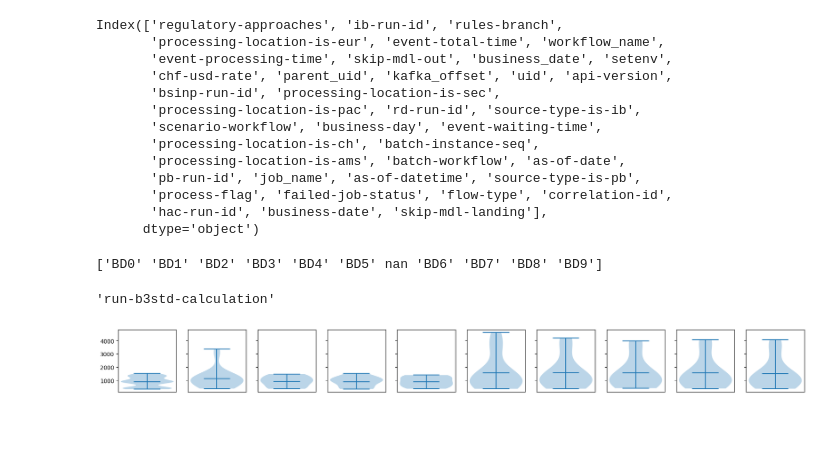
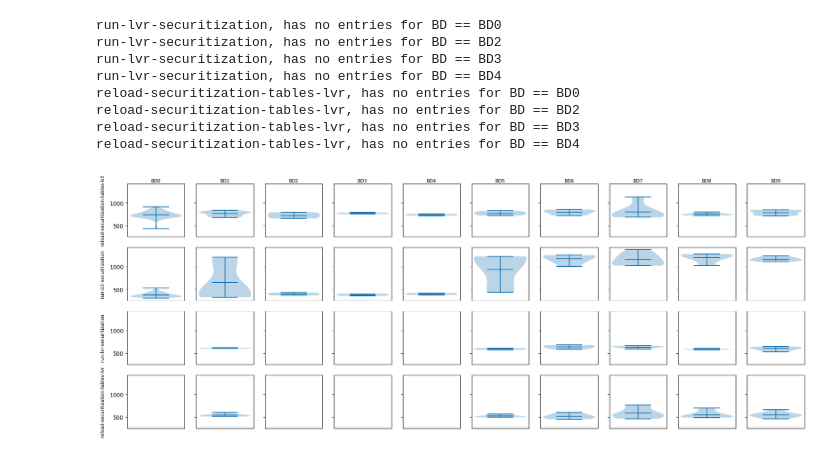
Before and after one commit to mlodybercik/workflow-predictor, a Jupyter notebook: temp/visualize.ipynb, the cells around one changed output. Drawn from its saved outputs; the diff is of its cells as text; code cells hidden in the pictures; blank space fills up the shorter version.

```diff
--- a/temp/visualize.ipynb
+++ b/temp/visualize.ipynb
@@ -9,44 +14,48 @@ import sklearn.neural_network as sk_nn
 # %%
 maestro_data = pd.read_csv("../data/maestro-calculated.csv", low_memory=False)
+maestro_data = maestro_data[(maestro_data["workflow_name"] == "securitization-flow")]
-# %%
-maestro_data.columns
-# %% [output]
-Index(['regulatory-approaches', 'ib-run-id', 'rules-branch',
-       'processing-location-is-eur', 'event-total-time', 'workflow_name',
-       'event-processing-time', 'skip-mdl-out', 'business_date', 'setenv',
-       'chf-usd-rate', 'parent_uid', 'kafka_offset', 'uid', 'api-version',
-       'bsinp-run-id', 'processing-location-is-sec',
-       'processing-location-is-pac', 'rd-run-id', 'source-type-is-ib',
-       'scenario-workflow', 'business-day', 'event-waiting-time',
-       'processing-location-is-ch', 'batch-instance-seq',
-       'processing-location-is-ams', 'batch-workflow', 'as-of-date',
-       'pb-run-id', 'job_name', 'as-of-datetime', 'source-type-is-pb',
-       'process-flag', 'failed-job-status', 'flow-type', 'correlation-id',
-       'hac-run-id', 'business-date', 'skip-mdl-landing'],
-      dtype='object')
 # %%
 jobs = maestro_data["job_name"].unique()
 business_day = maestro_data["business-day"].unique()
-print(business_day)
-# %% [output]
-['BD0' 'BD1' 'BD2' 'BD3' 'BD4' 'BD5' nan 'BD6' 'BD7' 'BD8' 'BD9']
-# %%
-jobs[16]
-# %% [output]
-'run-b3std-calculation'
 # %%
-N = 16
+tasks = [6, 4, 17, 19]
 COLUMN_NAME = "event-processing-time"
-fig, ax = plt.subplots(1, 10, figsize=(2*len(business_day), 2), sharey=True, sharex=True)
-for i, bd in enumerate([f"BD{i}" for i in range(10)]):
-    ax[i].xaxis.set_visible(False)
-    arr = maestro_data.filter(like=COLUMN_NAME)[(maestro_data["job_name"] == jobs[N]) & (maestro_data["business-day"] == bd)]
-    nparr = arr.to_numpy()
-    try:
-        q01, q99 = np.quantile(nparr, 0.05), np.quantile(nparr, 0.95)
-        ax[i].violinplot(arr[(q01 <= arr[COLUMN_NAME]) & (arr[COLUMN_NAME] <= q99)], range(1), showmeans=True)
-    except:
-        print(f"{jobs[N]}, has no entries for BD == {bd}")
+
+fig, ax = plt.subplots(len(tasks), 10, figsize=(2*len(business_day), 2*len(tasks)), sharey=True, sharex=True)
+for j, task in enumerate(tasks):
+    job = jobs[task]
+    for i, bd in enumerate([f"BD{i}" for i in range(10)]):
+        ax[j, i].xaxis.set_visible(False)
+        arr = maestro_data.filter(like=COLUMN_NAME)[(maestro_data["job_name"] == job) & (maestro_data["business-day"] == bd)]
+        nparr = arr.to_numpy()
+        try:
+            q01, q99 = np.quantile(nparr, 0.05), np.quantile(nparr, 0.95)
+            ax[j, i].violinplot(arr[(q01 <= arr[COLUMN_NAME]) & (arr[COLUMN_NAME] <= q99)], range(1), showmeans=True)
+        except:
+            print(f"{job}, has no entries for BD == {bd}")
+
+for ax_, row in zip(ax[:, 0], tasks):
+    ax_.annotate(jobs[row],
+        xy=(0, 0.5), xytext=(-ax_.yaxis.labelpad, 0),
+        xycoords=ax_.yaxis.label, textcoords='offset points',
+        size='small', ha='right', va='center',
+        rotation=90.0
+    )
+
+for ax_, col in zip(ax[0, :], range(10)):
+    ax_.annotate(f"BD{col}",
+        xy=(0.5, 1), xytext=(0, 5),
+        xycoords="axes fraction", textcoords='offset points',
+        size='small', ha='center', va='center',
+    )
 # %% [output]
+run-lvr-securitization, has no entries for BD == BD0
+run-lvr-securitization, has no entries for BD == BD2
+run-lvr-securitization, has no entries for BD == BD3
+run-lvr-securitization, has no entries for BD == BD4
+reload-securitization-tables-lvr, has no entries for BD == BD0
+reload-securitization-tables-lvr, has no entries for BD == BD2
+reload-securitization-tables-lvr, has no entries for BD == BD3
+reload-securitization-tables-lvr, has no entries for BD == BD4
-[figure, old version]
+[figure, new version]
 # %%
```
Also changed, not shown: parts of 10 cells of this notebook, 3 other files.
